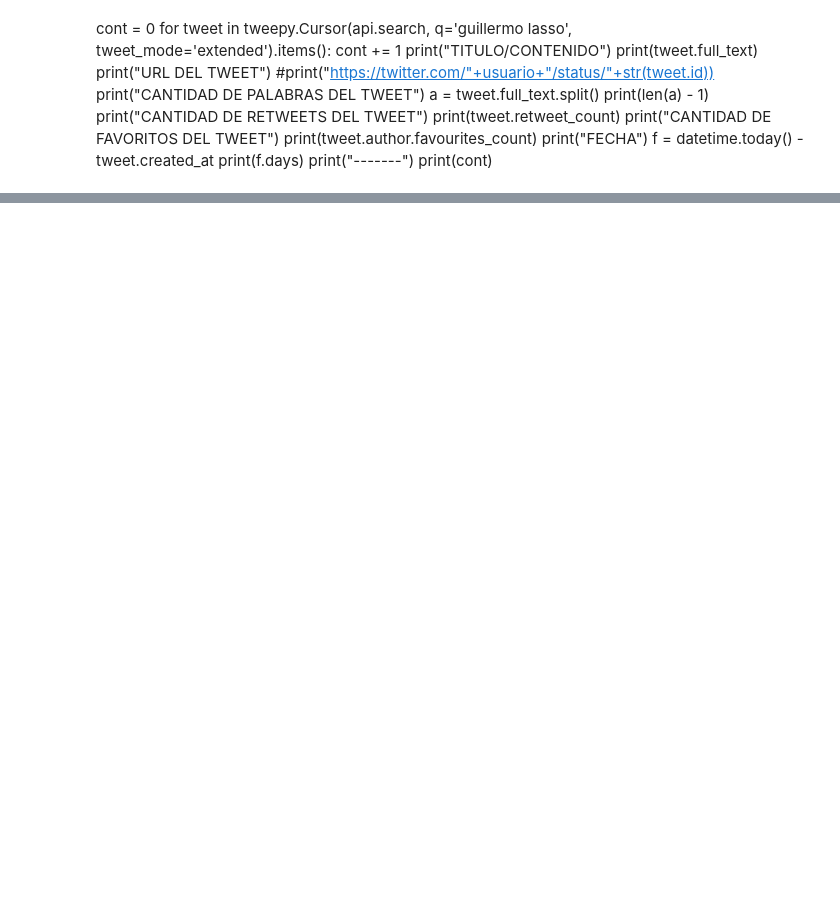
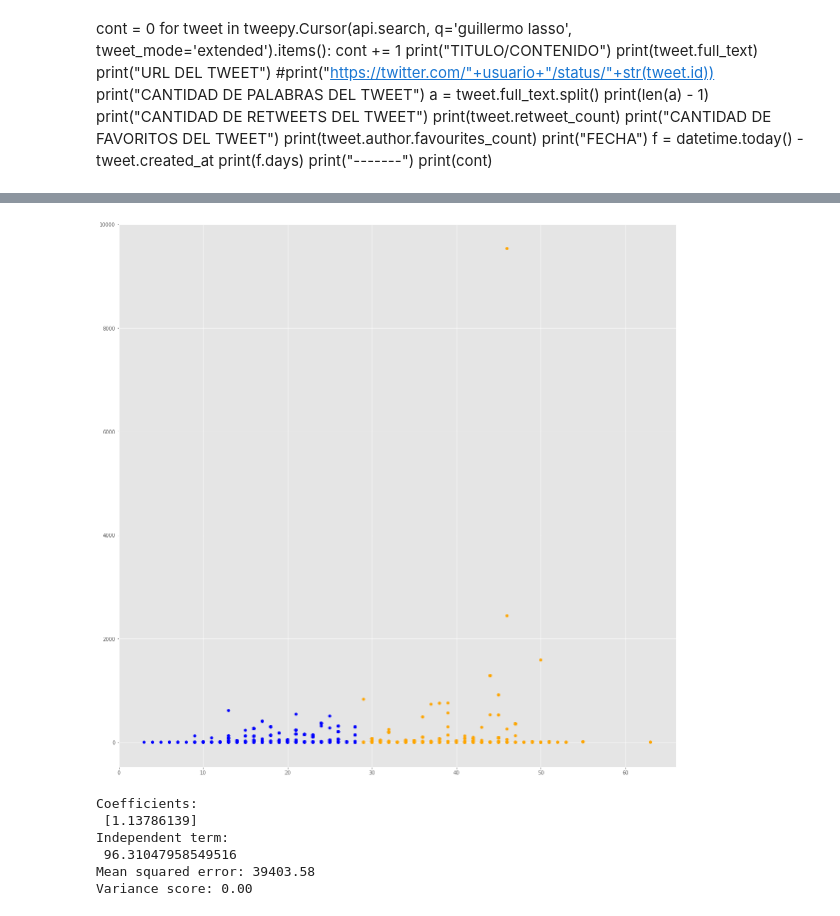
Before and after one commit to GabrielChuchuca/EXAMEN1INTER-SIMULACION, a Jupyter notebook: EXAMEN1INTERCICLO.ipynb, the cells around one changed output, grey strips where cells are left out. Saved outputs shown, nothing was run; the diff lists cells and outputs as text; code cells hidden in the pictures; blank space fills up the shorter version.

```diff
--- a/EXAMEN1INTERCICLO.ipynb
+++ b/EXAMEN1INTERCICLO.ipynb
@@ -238,0 +275,23 @@ plt.show()
+# %%
+
+# Vamos a RECORTAR los datos en la zona donde se concentran más los puntos
+# esto es en el eje X: entre 0 y 3.500
+# y en el eje Y: entre 0 y 80.000
+filtered_data = df2[(df2['# de palabras'] <= 3500) & (df2['# de veces retweetiadas'] <= 80000)]
+
+f1 = filtered_data['# de palabras'].values
+f2 = filtered_data['# de veces retweetiadas'].values
+
+# Vamos a pintar en colores los puntos por debajo y por encima de la media de Cantidad de Palabras
+asignar=[]
+for index, row in filtered_data.iterrows():
+    if(row['# de palabras']>28):
+        asignar.append(colores[0])
+    else:
+        asignar.append(colores[1])
+
+plt.scatter(f1, f2, c=asignar, s=tamanios[0])
+plt.gcf().set_size_inches(20, 20)
+plt.show()
+# %% [output]
+[figure, added]
@@ -238,0 +303,25 @@ plt.show()
+# %%
+# Creamos el objeto de Regresión Linear
+regr = linear_model.LinearRegression()
+
+# Entrenamos nuestro modelo
+regr.fit(X_train, y_train)
+
+# Hacemos las predicciones que en definitiva una línea (en este caso, al ser 2D)
+y_pred = regr.predict(X_train)
+
+# Veamos los coeficienetes obtenidos, En nuestro caso, serán la Tangente
+print('Coefficients: \n', regr.coef_)
+# Este es el valor donde corta el eje Y (en X=0)
+print('Independent term: \n', regr.intercept_)
+# Error Cuadrado Medio
+print("Mean squared error: %.2f" % mean_squared_error(y_train, y_pred))
+# Puntaje de Varianza. El mejor puntaje es un 1.0
+print('Variance score: %.2f' % r2_score(y_train, y_pred))
+# %% [output]
+Coefficients:
+ [1.13786139]
+Independent term:
+ 96.31047958549516
+Mean squared error: 39403.58
+Variance score: 0.00
```
Also changed, not shown: parts of 14 cells of this notebook.
